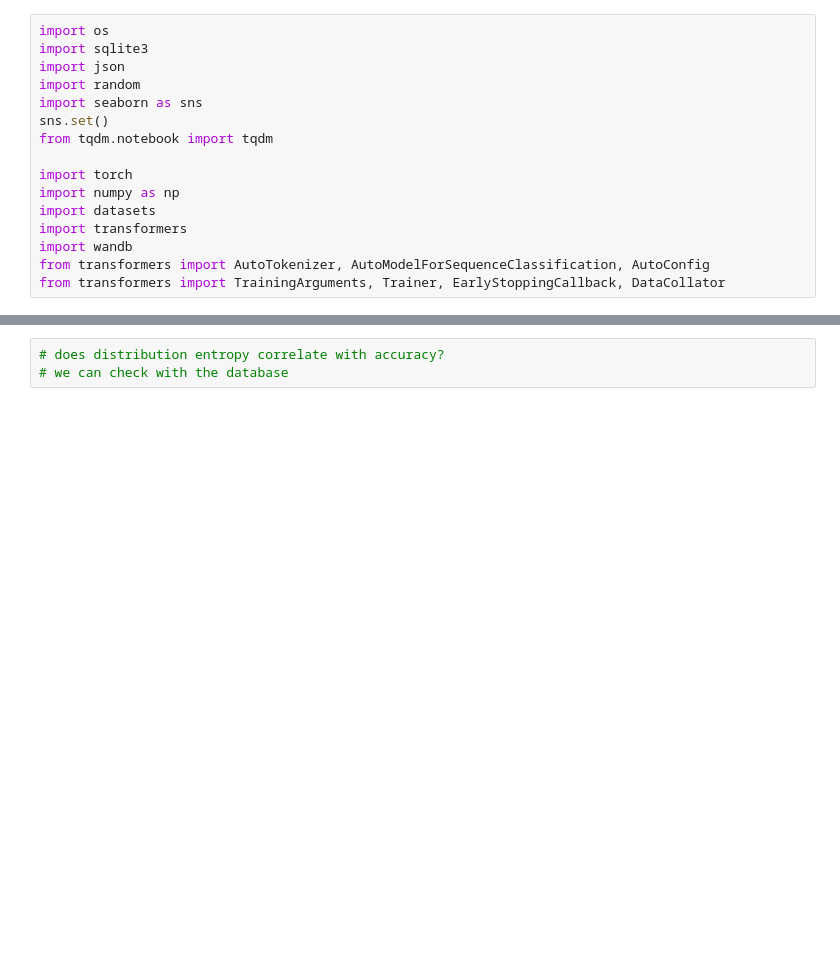
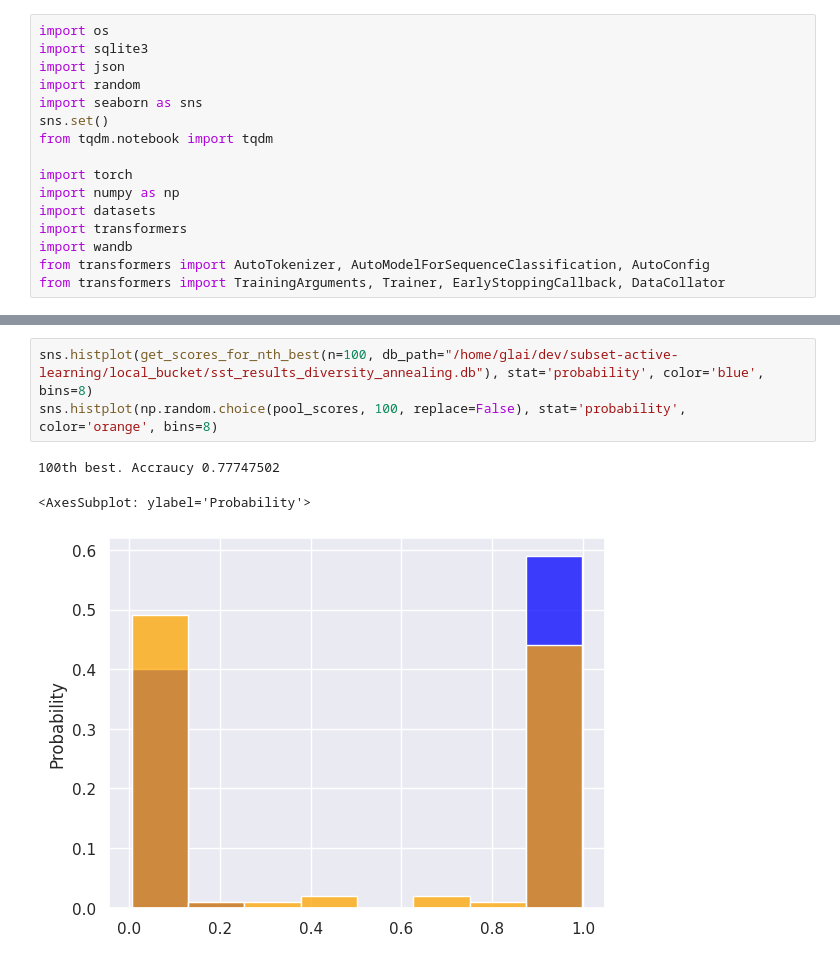
Before and after one commit to garyhlai/subset-active-learning, a Jupyter notebook: scripts/dataset_structure/uncertainty.ipynb, the cells around one changed output, grey strips where cells are left out. Cells and saved outputs as stored; diff of their text form; blank space fills up the shorter version.

```diff
--- a/scripts/dataset_structure/uncertainty.ipynb
+++ b/scripts/dataset_structure/uncertainty.ipynb
@@ -87,3 +92,7 @@ select_scores = pool_scores[subset_indices]
-# %%
-# does distribution entropy correlate with accuracy?
-# we can check with the database
+# %%
+sns.histplot(get_scores_for_nth_best(n=100, db_path="/home/glai/dev/subset-active-learning/local_bucket/sst_results_diversity_annealing.db"), stat='probability', color='blue', bins=8)
+sns.histplot(np.random.choice(pool_scores, 100, replace=False), stat='probability', color='orange', bins=8)
+# %% [output]
+100th best. Accraucy 0.77747502
+<AxesSubplot: ylabel='Probability'>
+[figure, added]
```
Also changed, not shown: parts of 9 cells of this notebook.
